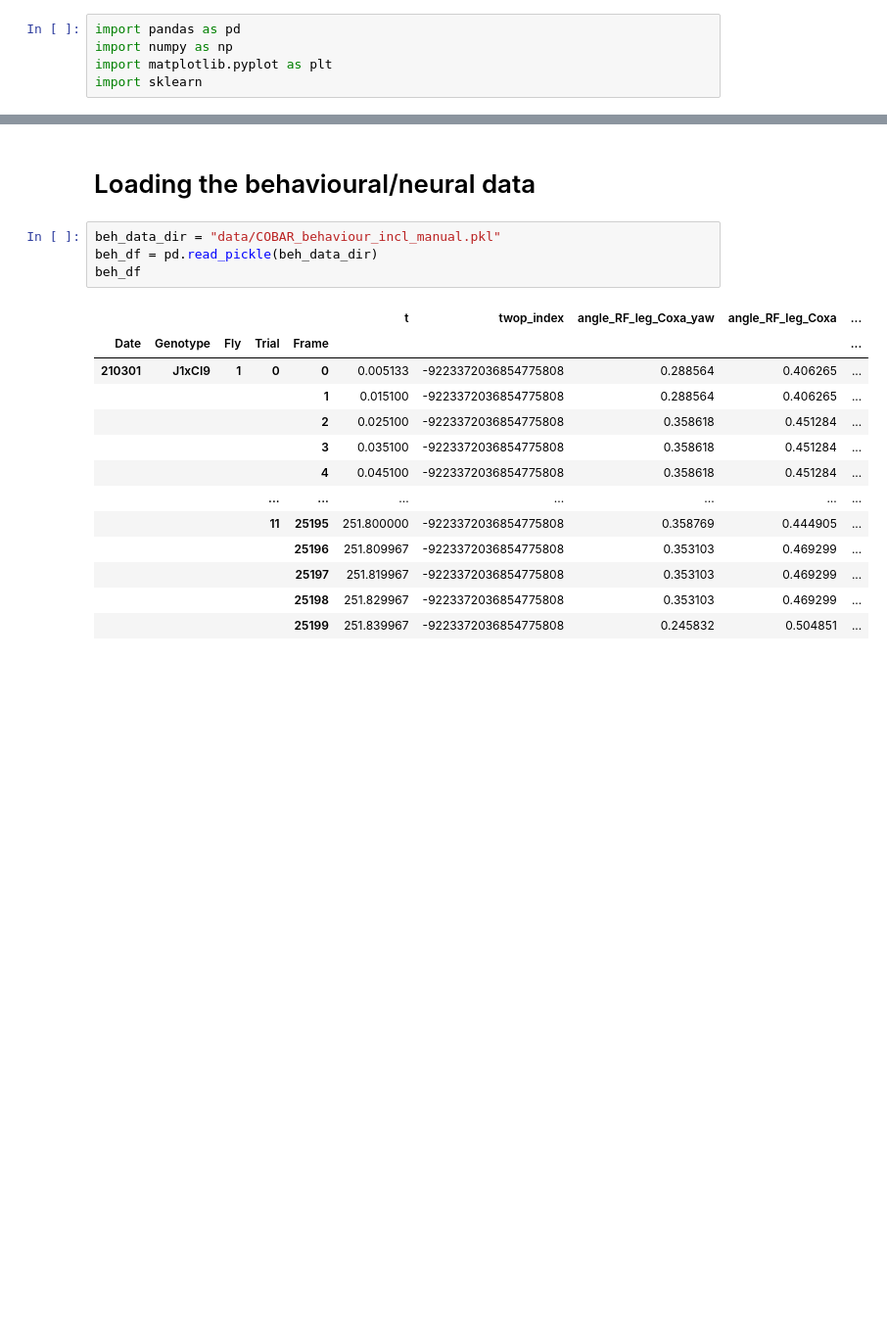
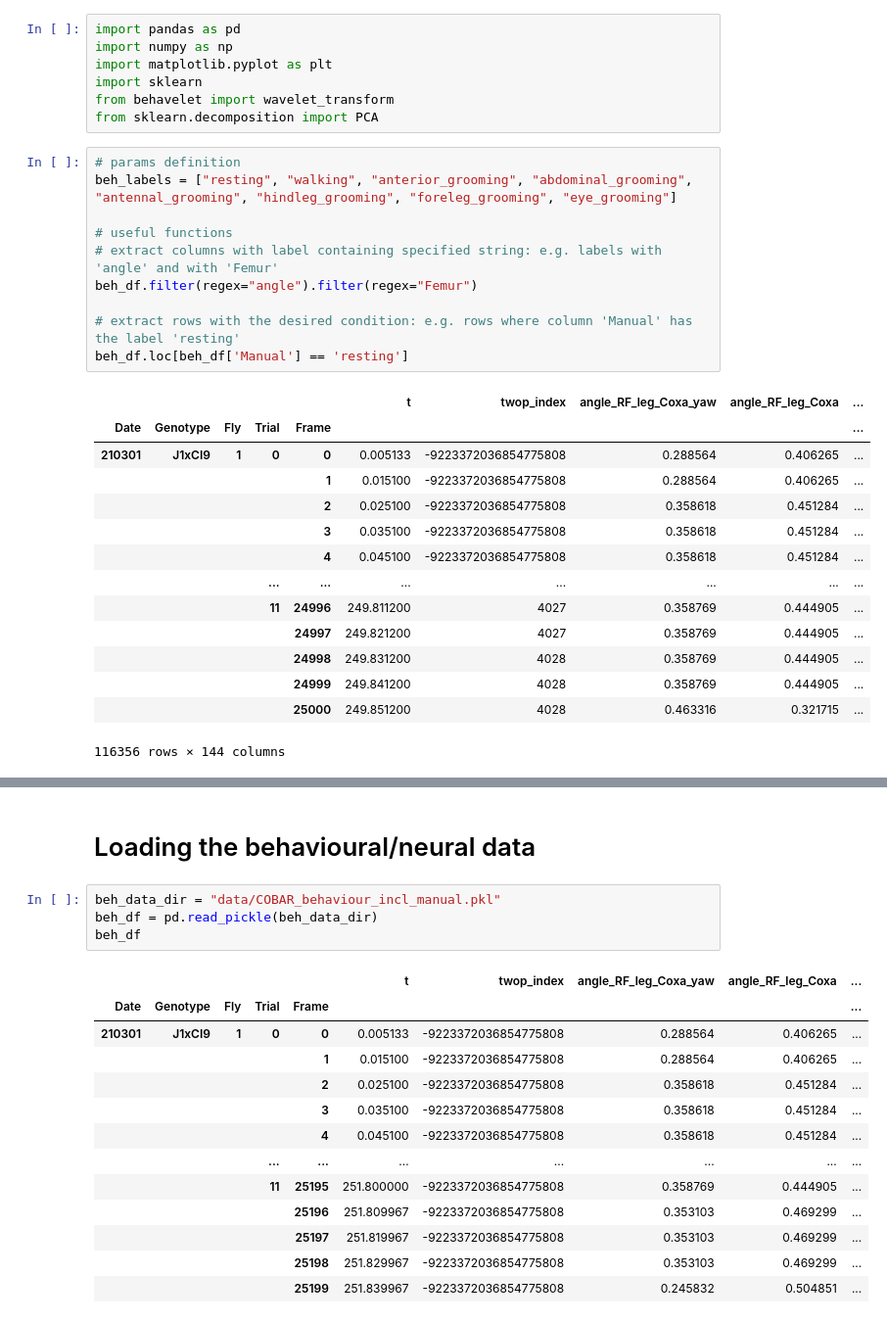
Before and after one commit to Blaise-g/super-duper-Cobar, a Jupyter notebook: Hila.ipynb, the cells around one changed output, grey strips where cells are left out. Shown at 98% size. Drawn from its saved outputs; the diff is of its cells as text; blank space fills up the shorter version.

```diff
--- a/Hila.ipynb
+++ b/Hila.ipynb
@@ -3,3 +3,30 @@ import pandas as pd
 import numpy as np
 import matplotlib.pyplot as plt
 import sklearn
+from behavelet import wavelet_transform
+from sklearn.decomposition import PCA
+# %%
+# params definition
+beh_labels = ["resting", "walking", "anterior_grooming", "abdominal_grooming", "antennal_grooming", "hindleg_grooming", "foreleg_grooming", "eye_grooming"]
+
+# useful functions
+# extract columns with label containing specified string: e.g. labels with 'angle' and with 'Femur'
+beh_df.filter(regex="angle").filter(regex="Femur")
+
+# extract rows with the desired condition: e.g. rows where column 'Manual' has the label 'resting'
+beh_df.loc[beh_df['Manual'] == 'resting']
+# %% [output]
+|  |  |  |  |  | t | twop_index | angle_RF_leg_Coxa_yaw | angle_RF_leg_Coxa | ... |
+| Date | Genotype | Fly | Trial | Frame |  |  |  |  | ... |
+| 210301 | J1xCI9 | 1 | 0 | 0 | 0.005133 | -9223372036854775808 | 0.288564 | 0.406265 | ... |
+|  |  |  |  | 1 | 0.015100 | -9223372036854775808 | 0.288564 | 0.406265 | ... |
+|  |  |  |  | 2 | 0.025100 | -9223372036854775808 | 0.358618 | 0.451284 | ... |
+|  |  |  |  | 3 | 0.035100 | -9223372036854775808 | 0.358618 | 0.451284 | ... |
+|  |  |  |  | 4 | 0.045100 | -9223372036854775808 | 0.358618 | 0.451284 | ... |
+|  |  |  | ... | ... | ... | ... | ... | ... | ... |
+|  |  |  | 11 | 24996 | 249.811200 | 4027 | 0.358769 | 0.444905 | ... |
+|  |  |  |  | 24997 | 249.821200 | 4027 | 0.358769 | 0.444905 | ... |
+|  |  |  |  | 24998 | 249.831200 | 4028 | 0.358769 | 0.444905 | ... |
+|  |  |  |  | 24999 | 249.841200 | 4028 | 0.358769 | 0.444905 | ... |
+|  |  |  |  | 25000 | 249.851200 | 4028 | 0.463316 | 0.321715 | ... |
+116356 rows × 144 columns
```
Also changed, not shown: parts of 12 cells of this notebook, 2 other files.
